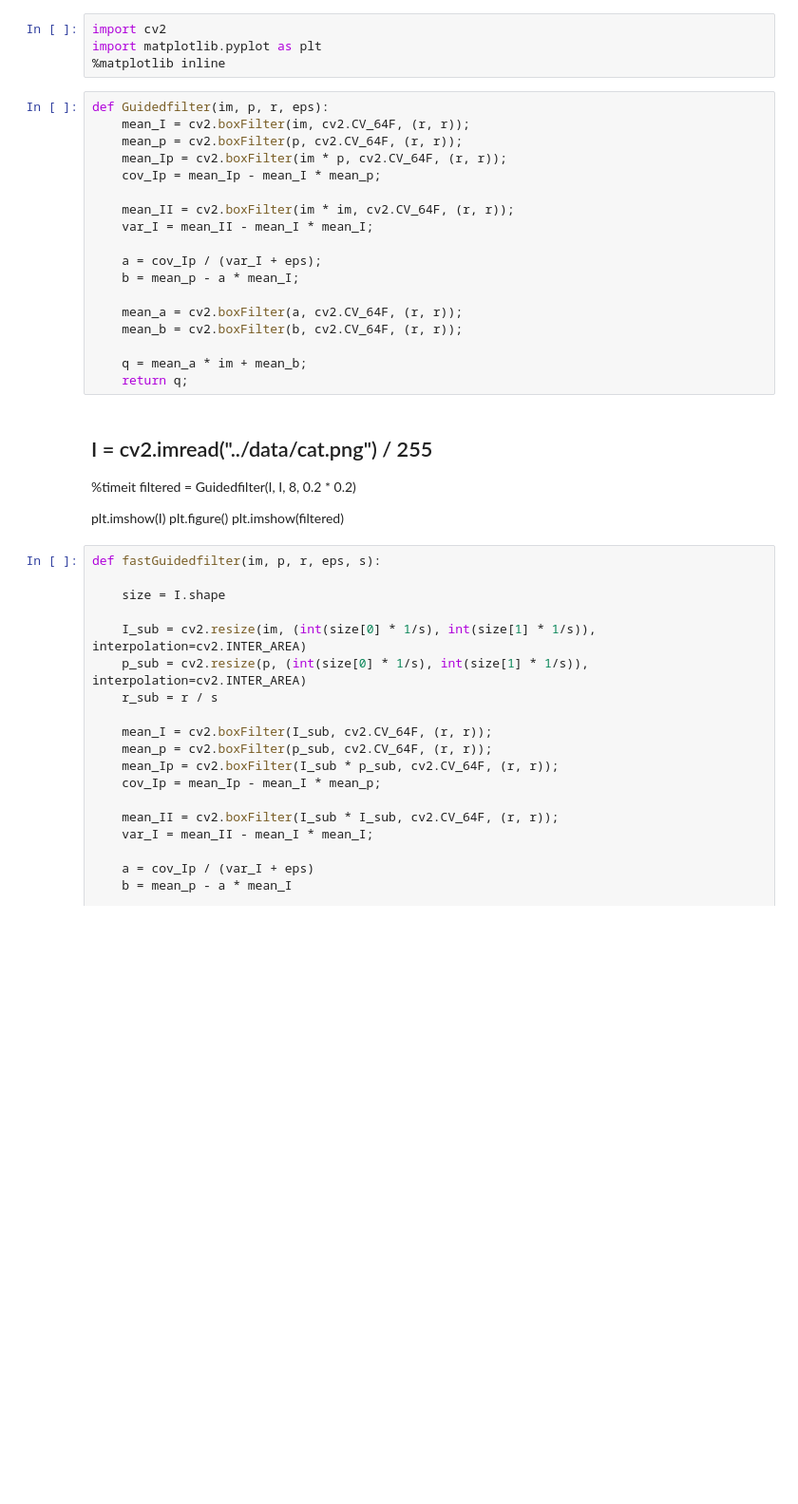
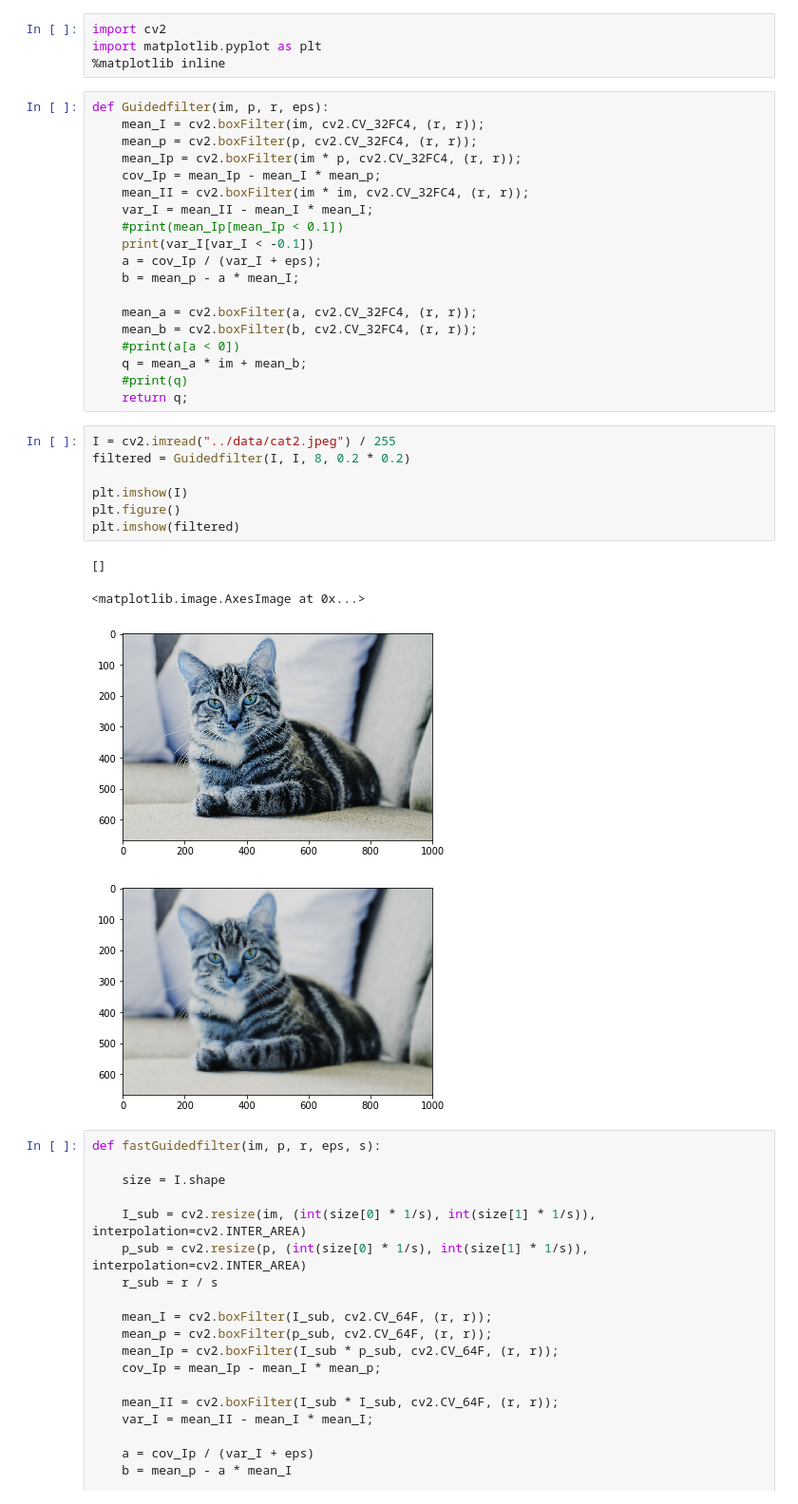
Before and after one commit to wpfhtl/gpu-guided-filter, a Jupyter notebook: src/guided_filter_cpu.ipynb, the cells around one changed output. Shown: that part at 95% size. Cells and saved outputs as stored; diff of their text form; blank space fills up the shorter version.

Commit message:
guided_filter_cpu: Add colored guided filter

```diff
--- a/src/guided_filter_cpu.ipynb
+++ b/src/guided_filter_cpu.ipynb
@@ -4,29 +4,35 @@ import matplotlib.pyplot as plt
 %matplotlib inline
 # %%
 def Guidedfilter(im, p, r, eps):
-    mean_I = cv2.boxFilter(im, cv2.CV_64F, (r, r));
-    mean_p = cv2.boxFilter(p, cv2.CV_64F, (r, r));
-    mean_Ip = cv2.boxFilter(im * p, cv2.CV_64F, (r, r));
+    mean_I = cv2.boxFilter(im, cv2.CV_32FC4, (r, r));
+    mean_p = cv2.boxFilter(p, cv2.CV_32FC4, (r, r));
+    mean_Ip = cv2.boxFilter(im * p, cv2.CV_32FC4, (r, r));
     cov_Ip = mean_Ip - mean_I * mean_p;
-
-    mean_II = cv2.boxFilter(im * im, cv2.CV_64F, (r, r));
+    mean_II = cv2.boxFilter(im * im, cv2.CV_32FC4, (r, r));
     var_I = mean_II - mean_I * mean_I;
-
+    #print(mean_Ip[mean_Ip < 0.1])
+    print(var_I[var_I < -0.1])
     a = cov_Ip / (var_I + eps);
     b = mean_p - a * mean_I;
 
-    mean_a = cv2.boxFilter(a, cv2.CV_64F, (r, r));
-    mean_b = cv2.boxFilter(b, cv2.CV_64F, (r, r));
-
+    mean_a = cv2.boxFilter(a, cv2.CV_32FC4, (r, r));
+    mean_b = cv2.boxFilter(b, cv2.CV_32FC4, (r, r));
+    #print(a[a < 0])
     q = mean_a * im + mean_b;
+    #print(q)
     return q;
-# %% [markdown]
-## I = cv2.imread("../data/cat.png") / 255
-%timeit filtered = Guidedfilter(I, I, 8, 0.2 * 0.2)
-
-plt.imshow(I)
-plt.figure()
-plt.imshow(filtered)
+# %%
+I = cv2.imread("../data/cat2.jpeg") / 255
+filtered = Guidedfilter(I, I, 8, 0.2 * 0.2)
+
+plt.imshow(I)
+plt.figure()
+plt.imshow(filtered)
+# %% [output]
+[]
+<matplotlib.image.AxesImage at 0x...>
+[figure, added]
+[figure, added]
 # %%
 def fastGuidedfilter(im, p, r, eps, s):
 
```
Also changed, not shown: 1 other file.
